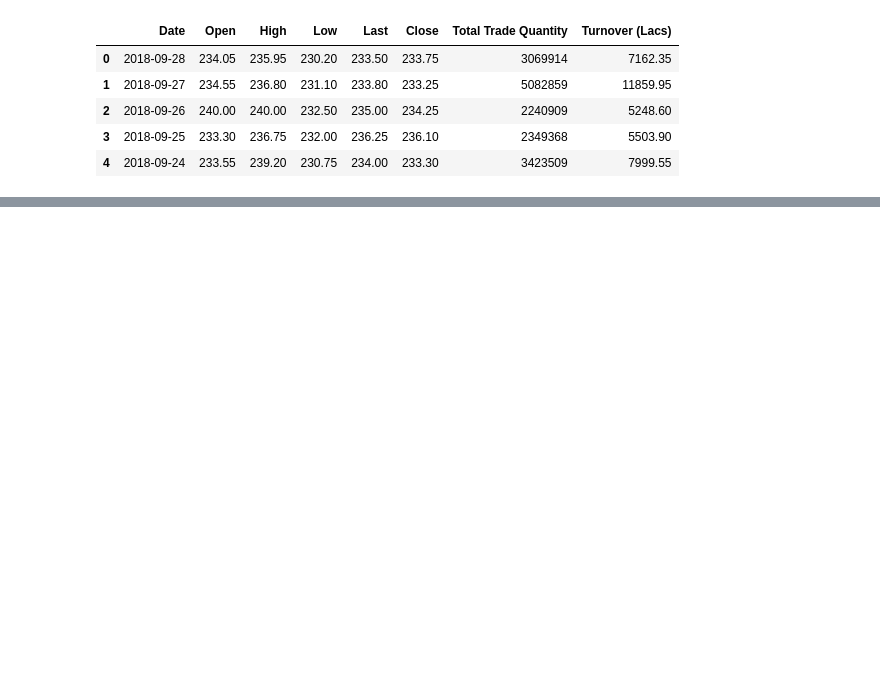
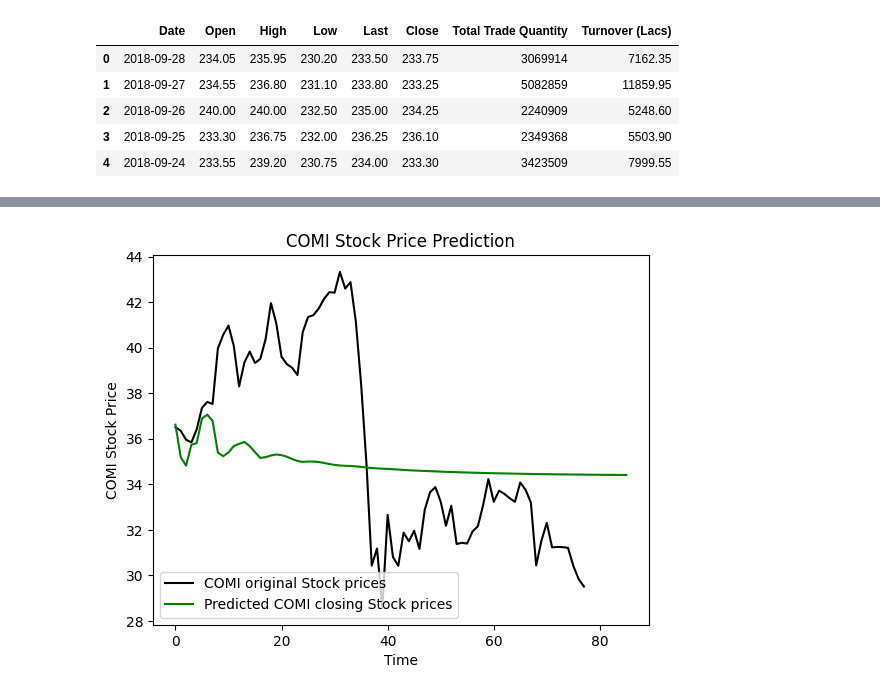
Before and after one commit to MiguelAngelLiera/Stock_Exchange_NN_PP, a Jupyter notebook: src/DWT-LSTM.ipynb, the cells around one changed output, grey strips where cells are left out. Saved outputs shown, nothing was run; the diff lists cells and outputs as text; code cells hidden in the pictures; blank space fills up the shorter version.

```diff
--- a/src/DWT-LSTM.ipynb
+++ b/src/DWT-LSTM.ipynb
@@ -170 +169,22 @@ predicted_stock_price_cierre = m_m_s.inverse_transform(predicted_stock_price_cie
 3/3 [==============================] - 1s 3ms/step
+# %%
+# print(X_test_cierre.shape)
+# print(X_test_cierre[0,:].shape)
+f_X_test_cierre = np.reshape(X_test_cierre[0,:], (1, X_test_cierre[0,:].shape[0], 1))
+# print(f_X_test_cierre)
+f_predicted_sp_cierre = red.predict(f_X_test_cierre)
+print(f"shape: {predicted_stock_price_cierre.shape}")
+f_predicted_sp_cierre = m_m_s.inverse_transform(f_predicted_sp_cierre)
+# print(f_X_test_cierre.reshape(8))
+
+predicted_stock_price_cierre_pred = utls.genera_prediccion_predictiva(f_X_test_cierre.reshape(8),8,78,red)
+print(f"shape: {predicted_stock_price_cierre_pred.shape}")
+predicted_stock_price_cierre_pred = m_m_s.inverse_transform(predicted_stock_price_cierre_pred.reshape(86,1))
+# input_shape_primera_capa = red.layers[0].input_shape
+# print(input_shape_primera_capa[1:])
+
+# arreglo_una_dimension = np.random.rand(8)  # Completa con tus valores reales
+
+# # Utilizar input_shape_primera_capa en la función reshape
+# arreglo_reshape = arreglo_una_dimension.reshape(1, *input_shape_primera_capa[1:])
+# print(arreglo_reshape)
@@ -189,3 +227,14 @@ plt.show()
+# %%
+
+plt.plot(real_stock_price_cierre, color = 'black', label = 'COMI original Stock prices')
+plt.plot(predicted_stock_price_cierre_pred, color = 'green', label = 'Predicted COMI closing Stock prices')
+plt.title('COMI Stock Price Prediction')
+plt.xlabel('Time')
+plt.ylabel('COMI Stock Price')
+plt.legend()
+plt.show()
+# %% [output]
+[figure, added]
 # %%
 import torch
 import torch.nn as nn
```
Also changed, not shown: parts of 7 cells of this notebook, 2 other files.
